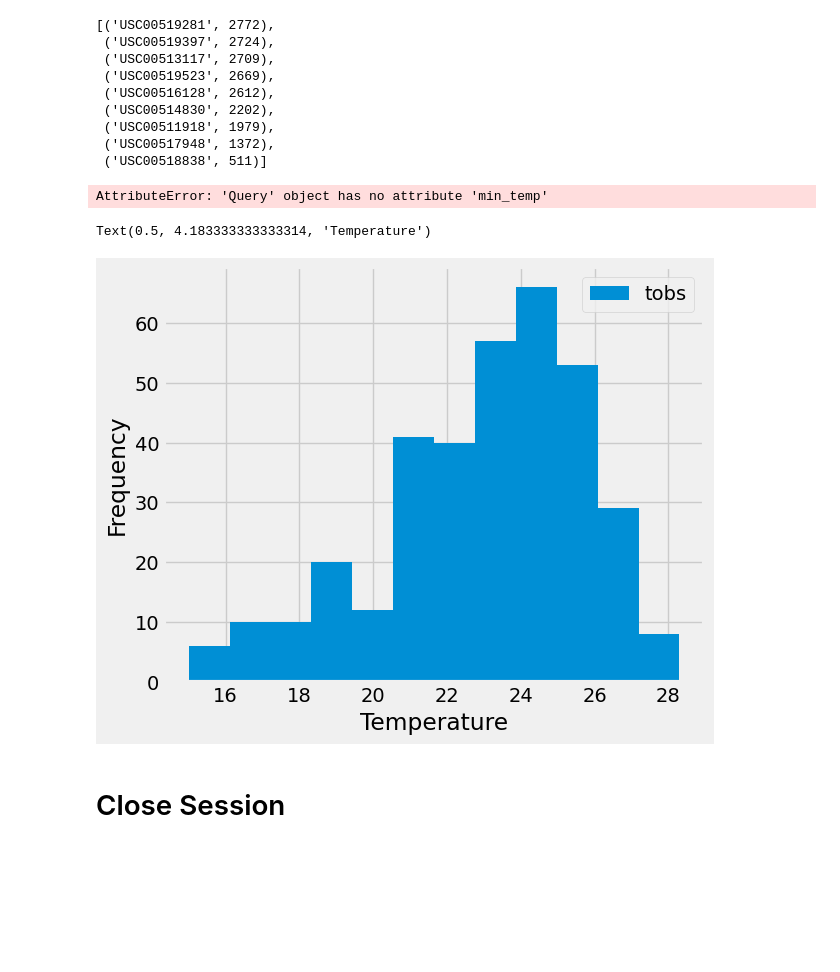
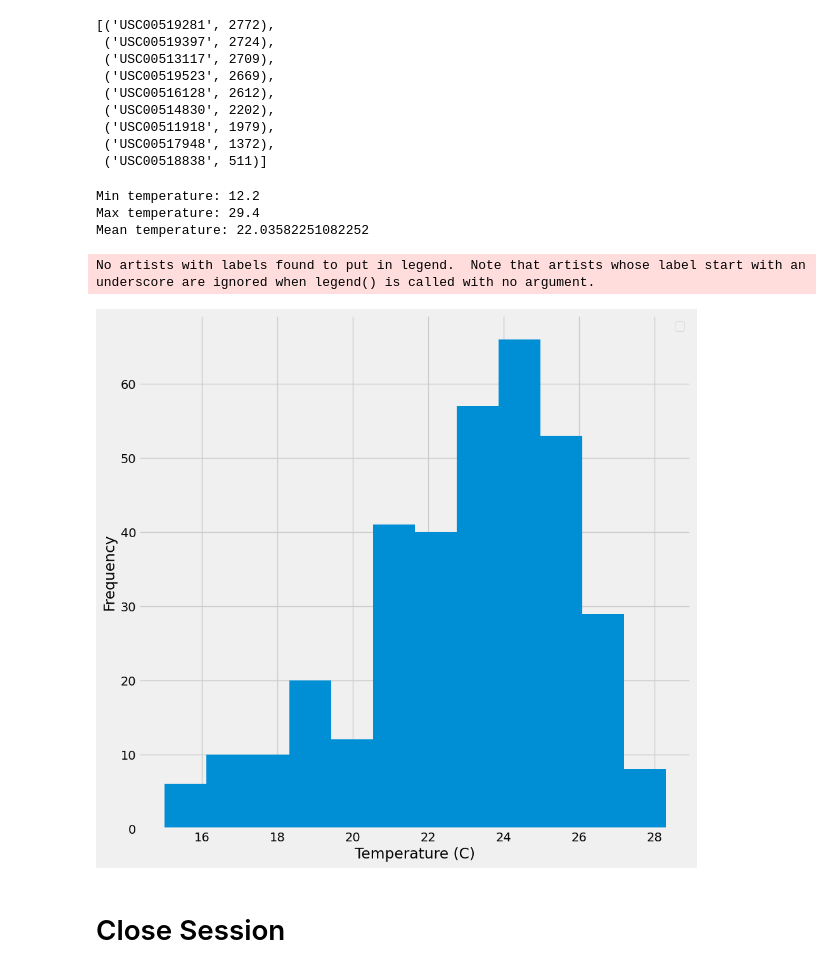
Before and after one commit to kristinaabramoff/sqlalchemy-challenge, a Jupyter notebook: climate_starter.ipynb, the cells around one changed output. Cells and saved outputs as stored; diff of their text form; code cells hidden in the pictures; blank space fills up the shorter version.

```diff
--- a/climate_starter.ipynb
+++ b/climate_starter.ipynb
@@ -148,20 +146,32 @@ active_stations
-# %%
-temperature_stats = session.query(
-    func.min(Measurement.tobs).label('min_temp'),
-    func.max(Measurement.tobs).label('max_temp'),
-    func.avg(Measurement.tobs).label('avg_temp')
-).filter(Measurement.id == a)
-print(f"Lowest Temperature: {temperature_stats.min_temp}")
-print(f"Highest Temperature: {temperature_stats.max_temp}")
-print(f"Average Temperature: {temperature_stats.avg_temp:.2f}")
-# %% [output]
-AttributeError: 'Query' object has no attribute 'min_temp'
+# %%
+# Using the most active station id from the prtevious query, calculate the lowest, highest, and average temperature.
+min_temp= session.query(func.min(Measurement.tobs)).filter(Measurement.station == 'USC00519281').scalar()
+max_temp= session.query(func.max(Measurement.tobs)).filter(Measurement.station == 'USC00519281').scalar()
+avg_temp= session.query(func.avg(Measurement.tobs)).filter(Measurement.station == 'USC00519281').scalar()
+print(f"Min temperature: {min_temp}")
+print(f"Max temperature: {max_temp}")
+print(f"Mean temperature: {avg_temp}")
+# %% [output]
+Min temperature: 12.2
+Max temperature: 29.4
+Mean temperature: 22.03582251082252
 # %%
 # Using the most active station id
 # Query the last 12 months of temperature observation data for this station and plot the results as a histogram
+tobs_data = session.query(Measurement.tobs) \
+                   .filter(Measurement.station == 'USC00519281') \
+                   .filter(Measurement.date >= year_ago) \
+                   .all()
+tobs_values = [tobs[0] for tobs in tobs_data]
+plt.figure(figsize=(10, 10))
+plt.hist(tobs_values, bins=12)
+plt.xlabel('Temperature (C)')
+plt.ylabel('Frequency')
+plt.legend()
+plt.show()
 # %% [output]
-Text(0.5, 4.183333333333314, 'Temperature')
+No artists with labels found to put in legend.  Note that artists whose label start with an underscore are ignored when legend() is called with no argument.
-[figure, old version]
+[figure, new version]
 # %% [markdown]
 # Close Session
 # %%
```
Also changed, not shown: parts of 1 cell of this notebook.
